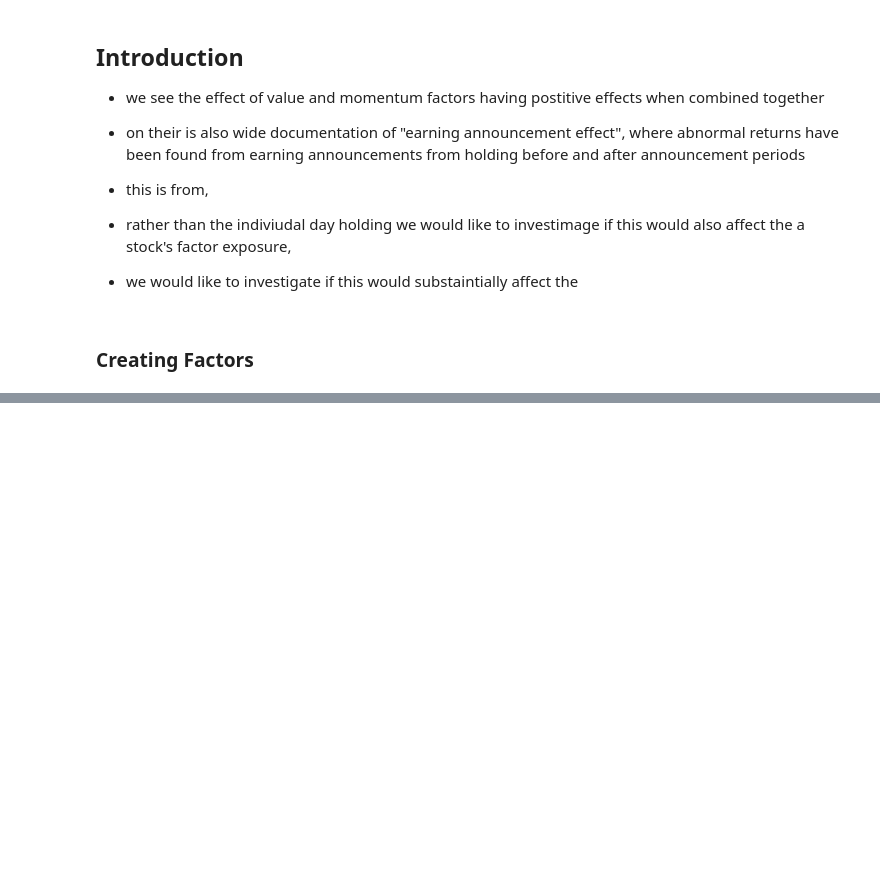
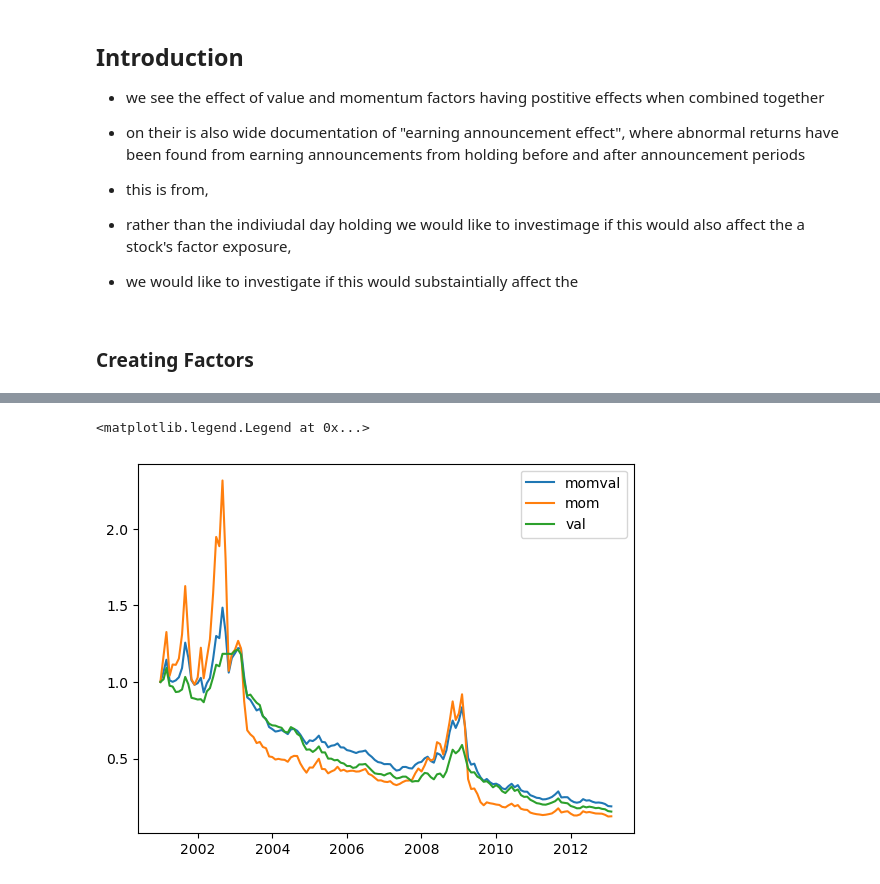
Before and after one commit to Toby3220/EF-5058-HFS, a Jupyter notebook: Group Project/main.ipynb, the cells around one changed output, grey strips where cells are left out. Drawn from its saved outputs; the diff is of its cells as text; code cells hidden in the pictures; blank space fills up the shorter version.

```diff
--- a/Group Project/main.ipynb
+++ b/Group Project/main.ipynb
@@ -126,0 +177,14 @@ plt.plot(w_cret)
+# %%
+
+_, momval_tcret = port_momval.get_port_ret(weight=port_momval.sw,bps=10)
+_, mom_tcret = port_mom.get_port_ret(weight=port_mom.sw,bps=10)
+_, val_tcret = port_val.get_port_ret(weight=port_val.sw,bps=10)
+
+plt.plot(momval_tcret)
+plt.plot(mom_tcret)
+plt.plot(val_tcret)
+
+plt.legend(["momval","mom","val"])
+# %% [output]
+<matplotlib.legend.Legend at 0x...>
+[figure, added]
```
Also changed, not shown: parts of 25 cells of this notebook, 1 other file.
